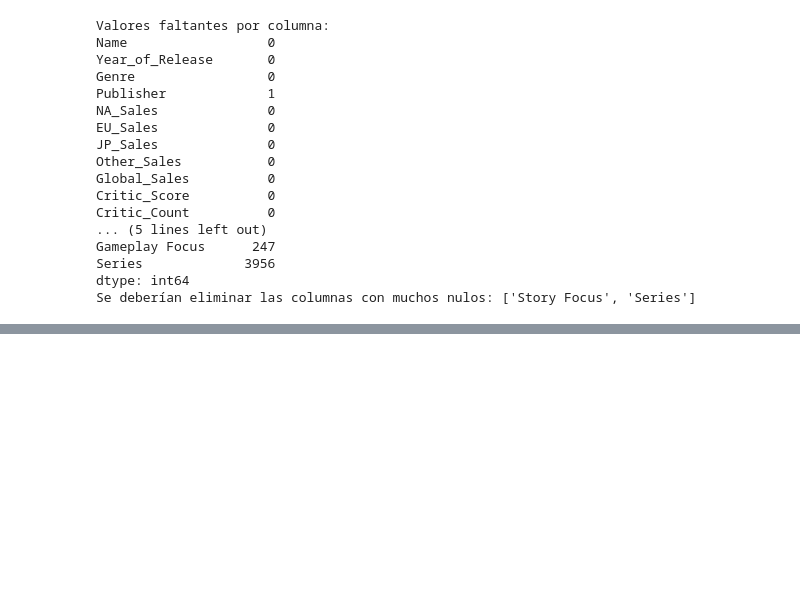
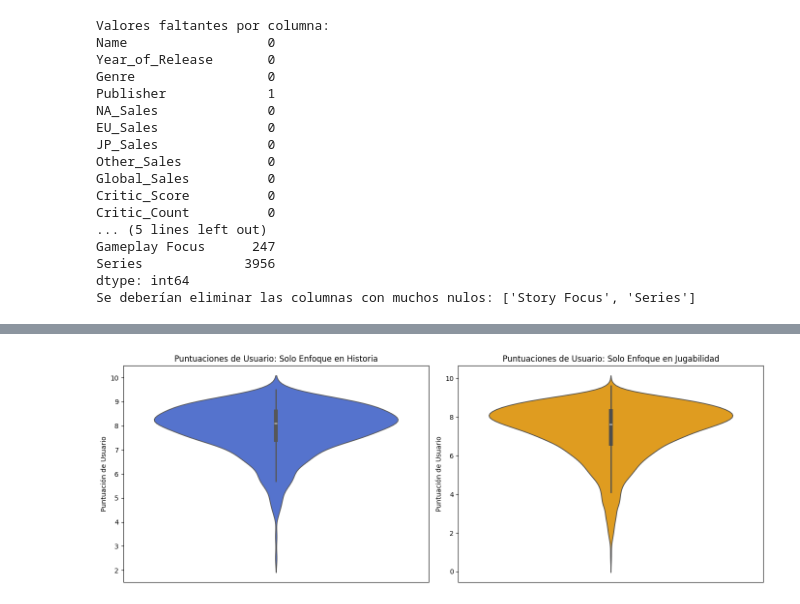
Before and after one commit to maxidalesio/coderhouse_datascience_mdalesio, a Jupyter notebook: analisis_videogames.ipynb, the cells around one changed output, grey strips where cells are left out. Saved outputs shown, nothing was run; the diff lists cells and outputs as text; code cells hidden in the pictures; blank space fills up the shorter version.

```diff
--- a/analisis_videogames.ipynb
+++ b/analisis_videogames.ipynb
@@ -378,0 +450,30 @@ Name: Global_Sales, dtype: float64
+# %%
+import seaborn as sns
+import matplotlib.pyplot as plt
+
+# Filtrar solo los juegos con enfoque en historia y en jugabilidad
+df_story_focus = df[df['Story Focus'] == True]
+df_gameplay_focus = df[df['Gameplay Focus'] == True]
+
+fig, axes = plt.subplots(nrows=1, ncols=2, figsize=(14, 5))
+
+# Gráfico de violín solo para juegos con Enfoque en Historia
+sns.violinplot(data=df_story_focus, y='User_Score', color='royalblue', ax=axes[0])
+axes[0].set_title('Puntuaciones de Usuario: Solo Enfoque en Historia')
+axes[0].set_xlabel('')
+axes[0].set_ylabel('Puntuación de Usuario')
+axes[0].set_xticks([])
+axes[0].set_xticklabels([])
+
+# Gráfico de violín solo para juegos con Enfoque en Jugabilidad
+sns.violinplot(data=df_gameplay_focus, y='User_Score', color='orange', ax=axes[1])
+axes[1].set_title('Puntuaciones de Usuario: Solo Enfoque en Jugabilidad')
+axes[1].set_xlabel('')
+axes[1].set_ylabel('Puntuación de Usuario')
+axes[1].set_xticks([])
+axes[1].set_xticklabels([])
+
+plt.tight_layout()
+plt.show()
+# %% [output]
+[figure, added]
```
Also changed, not shown: parts of 17 cells of this notebook.
